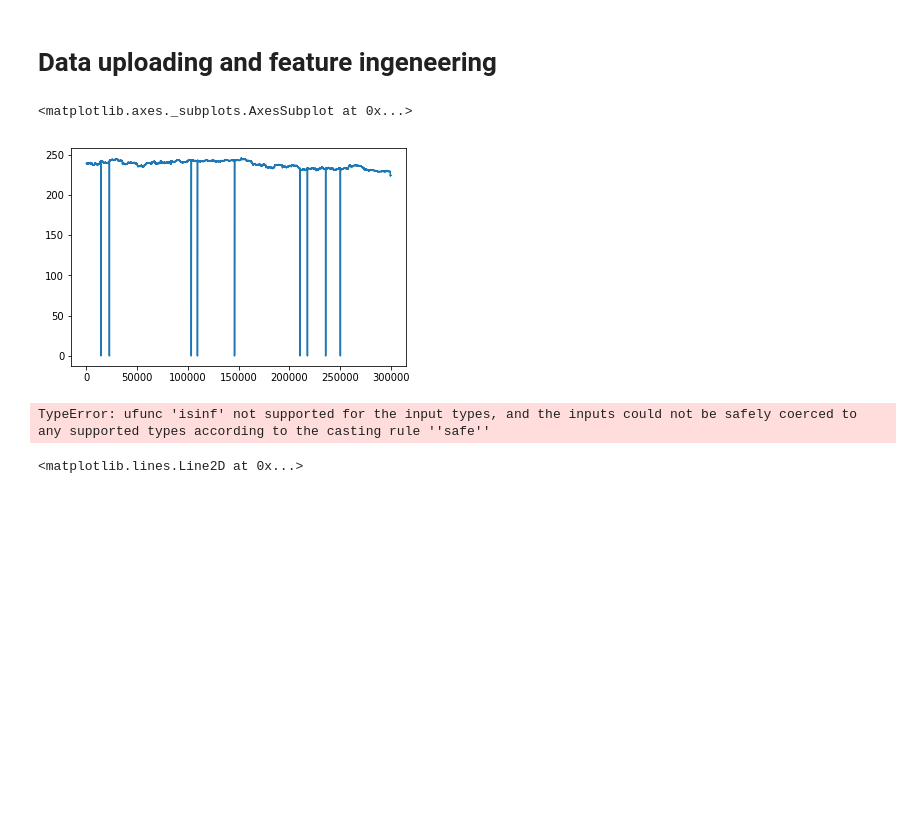
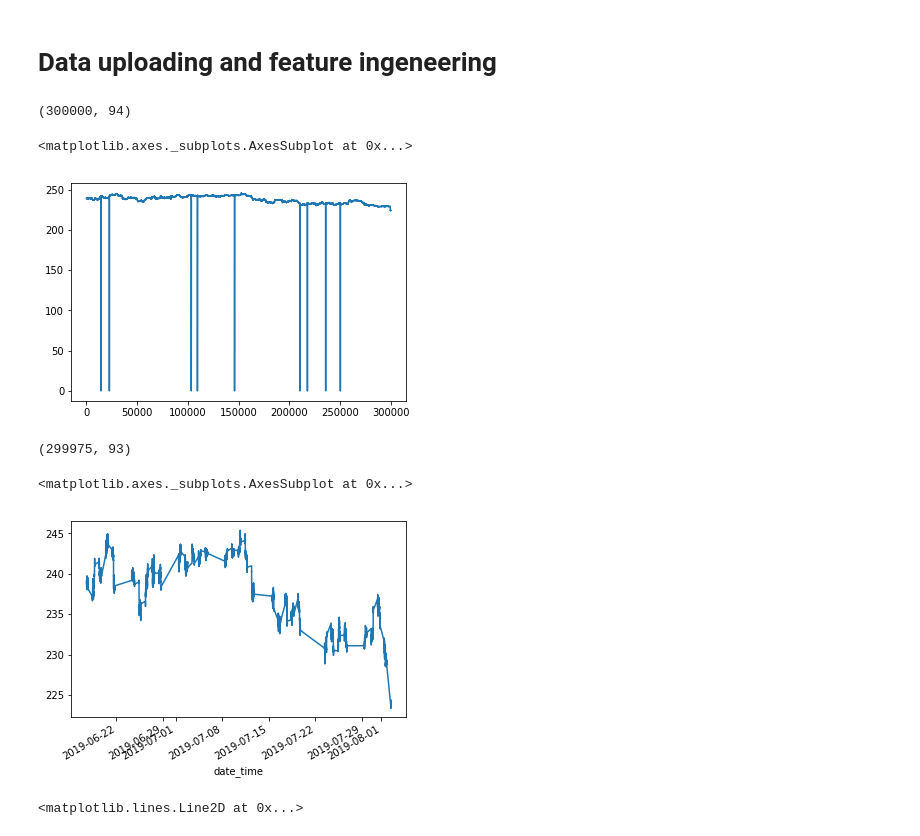
Before and after one commit to LaoKpa/order_book_analysis-1, a Jupyter notebook: main.ipynb, the cells around one changed output. Cells and saved outputs as stored; diff of their text form; code cells hidden in the pictures; blank space fills up the shorter version.

Commit message:
Plots raw close prices after downloading and after droping nulls and setting index

```diff
--- a/main.ipynb
+++ b/main.ipynb
@@ -65,18 +65,18 @@ Reads the LIMITED data for SBER
 df = pd.read_sql('SELECT * FROM SBER_train LIMIT 300000', engine)
 # %%
 '''
-Plots raw close prices after downloading
+Prints shape and plots raw
+close prices after downloading
 from the DB
 '''
 
+print(df.shape)
+
 df.close.plot()
 # %% [output]
-<matplotlib.axes._subplots.AxesSubplot at 0x...>
+(300000, 94)
+<matplotlib.axes._subplots.AxesSubplot at 0x...>
 [figure]
-# %%
-df.index[np.isinf(df).any(1)]
-# %% [output]
-TypeError: ufunc 'isinf' not supported for the input types, and the inputs could not be safely coerced to any supported types according to the casting rule ''safe''
 # %%
 '''
 Sets the datetime index, drops
@@ -86,7 +86,21 @@ duplicates and nulls
 df['date_time'] = pd.to_datetime(df['date_time'], errors='coerce')
 df.dropna(inplace=True)
 df = df.set_index('date_time')
-df.drop_duplicates(inplace=True)
+#df.drop_duplicates(inplace=True)
+# %%
+'''
+Prints shape and plots raw
+close prices after droping nulls
+from the DB
+'''
+
+print(df.shape)
+
+df.close.plot()
+# %% [output]
+(299975, 93)
+<matplotlib.axes._subplots.AxesSubplot at 0x...>
+[figure, added]
 # %%
 '''
 Calculates proportion of each row
```
